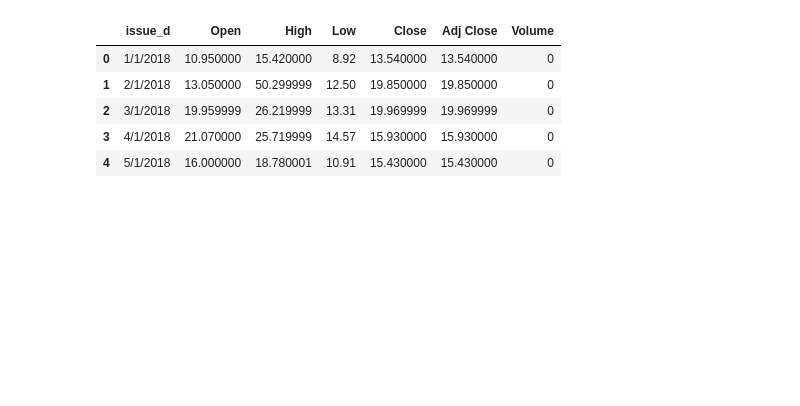
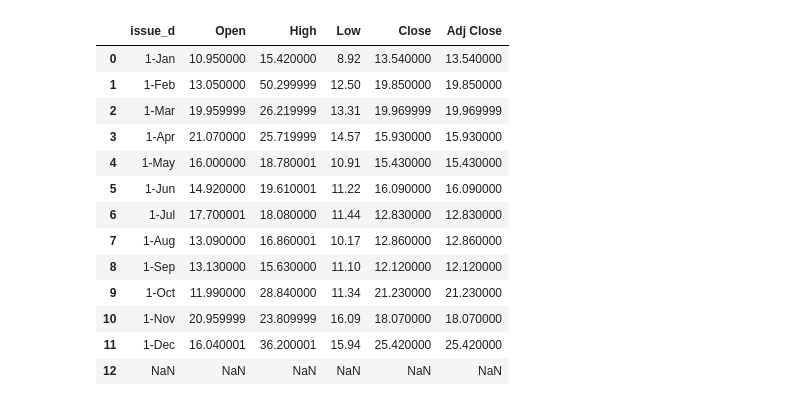
Before and after one commit to Ironbark427/Team-1, a Jupyter notebook: T Part/Project.ipynb, the cells around one changed output. Drawn from its saved outputs; the diff is of its cells as text; code cells hidden in the pictures; blank space fills up the shorter version.

```diff
--- a/T Part/Project.ipynb
+++ b/T Part/Project.ipynb
@@ -52,10 +40,18 @@ data.head()
 # %%
 mydf= pd.read_csv('T Part/VIX.csv')
-mydf.head()
+mydf
 # %% [output]
-|  | issue_d | Open | High | Low | Close | Adj Close | Volume |
-| 0 | 1/1/2018 | 10.950000 | 15.420000 | 8.92 | 13.540000 | 13.540000 | 0 |
-| 1 | 2/1/2018 | 13.050000 | 50.299999 | 12.50 | 19.850000 | 19.850000 | 0 |
-| 2 | 3/1/2018 | 19.959999 | 26.219999 | 13.31 | 19.969999 | 19.969999 | 0 |
-| 3 | 4/1/2018 | 21.070000 | 25.719999 | 14.57 | 15.930000 | 15.930000 | 0 |
-| 4 | 5/1/2018 | 16.000000 | 18.780001 | 10.91 | 15.430000 | 15.430000 | 0 |
+|  | issue_d | Open | High | Low | Close | Adj Close |
+| 0 | 1-Jan | 10.950000 | 15.420000 | 8.92 | 13.540000 | 13.540000 |
+| 1 | 1-Feb | 13.050000 | 50.299999 | 12.50 | 19.850000 | 19.850000 |
+| 2 | 1-Mar | 19.959999 | 26.219999 | 13.31 | 19.969999 | 19.969999 |
+| 3 | 1-Apr | 21.070000 | 25.719999 | 14.57 | 15.930000 | 15.930000 |
+| 4 | 1-May | 16.000000 | 18.780001 | 10.91 | 15.430000 | 15.430000 |
+| 5 | 1-Jun | 14.920000 | 19.610001 | 11.22 | 16.090000 | 16.090000 |
+| 6 | 1-Jul | 17.700001 | 18.080000 | 11.44 | 12.830000 | 12.830000 |
+| 7 | 1-Aug | 13.090000 | 16.860001 | 10.17 | 12.860000 | 12.860000 |
+| 8 | 1-Sep | 13.130000 | 15.630000 | 11.10 | 12.120000 | 12.120000 |
+| 9 | 1-Oct | 11.990000 | 28.840000 | 11.34 | 21.230000 | 21.230000 |
+| 10 | 1-Nov | 20.959999 | 23.809999 | 16.09 | 18.070000 | 18.070000 |
+| 11 | 1-Dec | 16.040001 | 36.200001 | 15.94 | 25.420000 | 25.420000 |
+| 12 | NaN | NaN | NaN | NaN | NaN | NaN |
```
Also changed, not shown: parts of 26 cells of this notebook, 3 other files.
